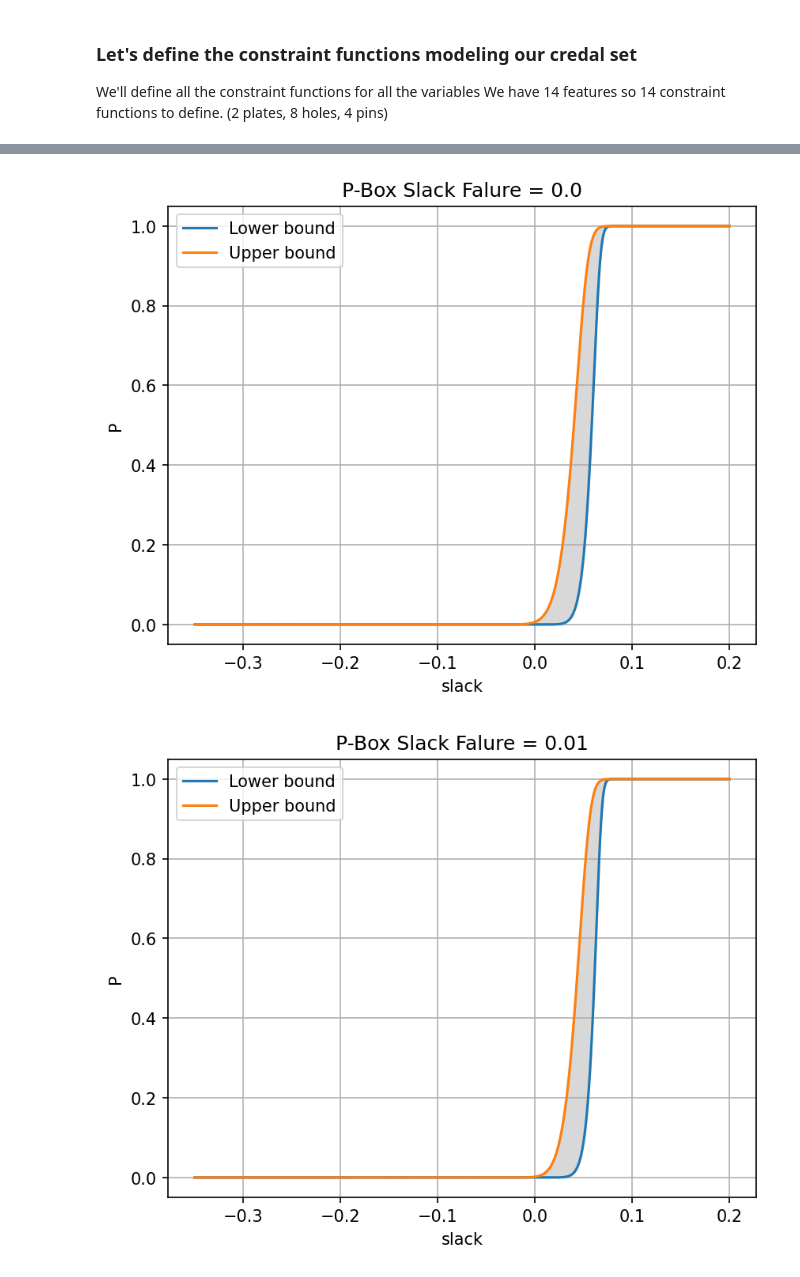
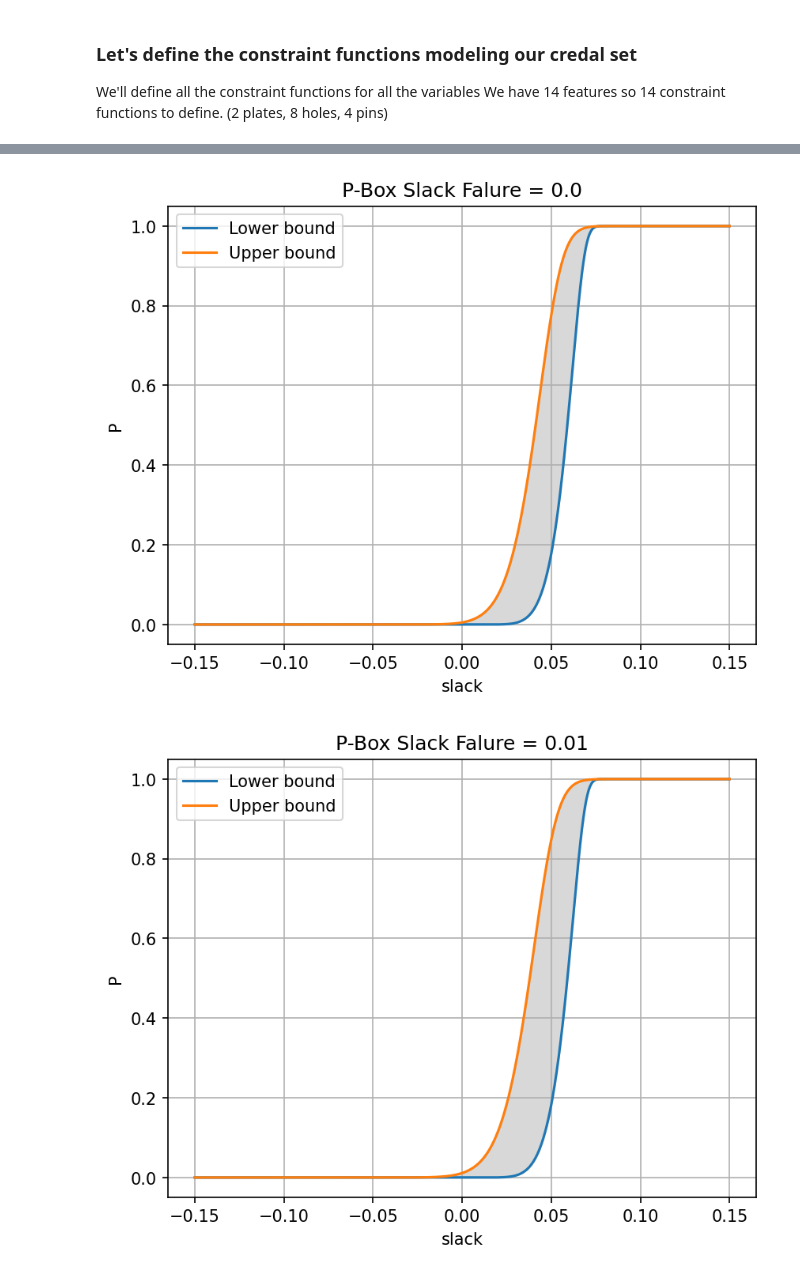
Before and after one commit to Kramer84/otaf, a Jupyter notebook: notebooks/OptimizationBasedModels/ManualImplementation4Pins2plates.ipynb, the cells around one changed output, grey strips where cells are left out. Cells and saved outputs as stored; diff of their text form; code cells hidden in the pictures.

```diff
--- a/notebooks/OptimizationBasedModels/ManualImplementation4Pins2plates.ipynb
+++ b/notebooks/OptimizationBasedModels/ManualImplementation4Pins2plates.ipynb
@@ -570,38 +564,22 @@ Constraint values (must all be ≤ 0):
 Feasible : False
 Solver note: Iteration limit reached
 # %%
-def assembly_constraint_evaluator(x_scaled, scale_factor=1.0, result_dict=None, experiment_key=None):
-    if result_dict is None:
-        result_dict = {}
-
+def assembly_constraint_evaluator(x_scaled, scale_factor=1.0, tracker=None, experiment_key=None):
     # Unscale back to real physical dimensions
     x_real = x_scaled * std_vect[6:38]
-
     # Evaluate the aggregated manual constraints with real values
     constraint_array = eval_subset(x_real)
-
-    # Caching using the scaled space (cleaner keys)
-    x_key = otaf.common.bidirectional_string_to_array_conversion(x_scaled)
-    data = {"CONST": constraint_array}
-
-    if experiment_key is not None:
-        if x_key in result_dict.get(experiment_key, {}):
-            result_dict[experiment_key][x_key].update(data)
-        else:
-            if experiment_key not in result_dict:
-                result_dict[experiment_key] = {}
-            result_dict[experiment_key][x_key] = data
-    else:
-        if x_key in result_dict:
-            result_dict[x_key].update(data)
-        else:
-            result_dict[x_key] = data
-
+    if tracker:
+        tracker.update_constraint_data(
+            exp_key=experiment_key,
+            x=x_scaled,
+            constraints=constraint_array
+        )
     return constraint_array * scale_factor
 # %%
 # Create the constraint object
-nonLinearConstraint = lambda resDict, expKey: NonlinearConstraint(
-    fun = lambda x: assembly_constraint_evaluator(x, 1.0, resDict, expKey),
+nonLinearConstraint = lambda tracker, expKey: NonlinearConstraint(
+    fun = lambda x: assembly_constraint_evaluator(x, 1.0, tracker, expKey),
     lb  = -1e-5,  # Lower bound slack
     ub  =  1e-5,  # Upper bound slack
     keep_feasible = True,
@@ -676,7 +643,7 @@ def pf_min_max_optimizer(failure_slack=0.0, result_dict=result_dict, experiment_
 # %%
-res_x_000, res_gld_000, res_fp_000 = pf_min_max_optimizer(0.0, result_dict, "experiment_slack00", True)
-res_x_001, res_gld_001, res_fp_001 = pf_min_max_optimizer(0.01, result_dict, "experiment_slack001", True)
-res_x_005, res_gld_005, res_fp_005 = pf_min_max_optimizer(0.05, result_dict, "experiment_slack005", True)
+res_x_000, res_gld_000, res_fp_000 = pf_min_max_optimizer(0.0, tracker, "experiment_slack00", True)
+res_x_001, res_gld_001, res_fp_001 = pf_min_max_optimizer(0.01, tracker, "experiment_slack001", True)
+res_x_005, res_gld_005, res_fp_005 = pf_min_max_optimizer(0.05, tracker, "experiment_slack005", True)
 # %% [output]
 Starting optimization sequence with failure slack :0.0
 
@@ -730,10 +676,10 @@ Pf (mini) is [0.], GLD Pf is [0.], estimated PF is 0.0 , log prob is [-36.841361
 ... (88 outputs left out)
 # %%
-otaf.plotting.plot_gld_pbox_cdf(gld, *res_gld_000, np.linspace(-0.35,0.2,1000), xlabel="slack", title="P-Box Slack Falure = 0.0")
+otaf.plotting.plot_gld_pbox_cdf(gld, *res_gld_000, np.linspace(-0.15,0.15,1000), xlabel="slack", title="P-Box Slack Falure = 0.0")
 # %% [output]
-[figure, old version]
+[figure, new version]
 # %%
-otaf.plotting.plot_gld_pbox_cdf(gld, *res_gld_001, np.linspace(-0.35,0.2,1000), xlabel="slack", title="P-Box Slack Falure = 0.01")
+otaf.plotting.plot_gld_pbox_cdf(gld, *res_gld_001, np.linspace(-0.15,0.15,1000), xlabel="slack", title="P-Box Slack Falure = 0.01")
 # %% [output]
-[figure, old version]
+[figure, new version]
 # %%
```
Also changed, not shown: parts of 15 cells of this notebook, 5 other files.
